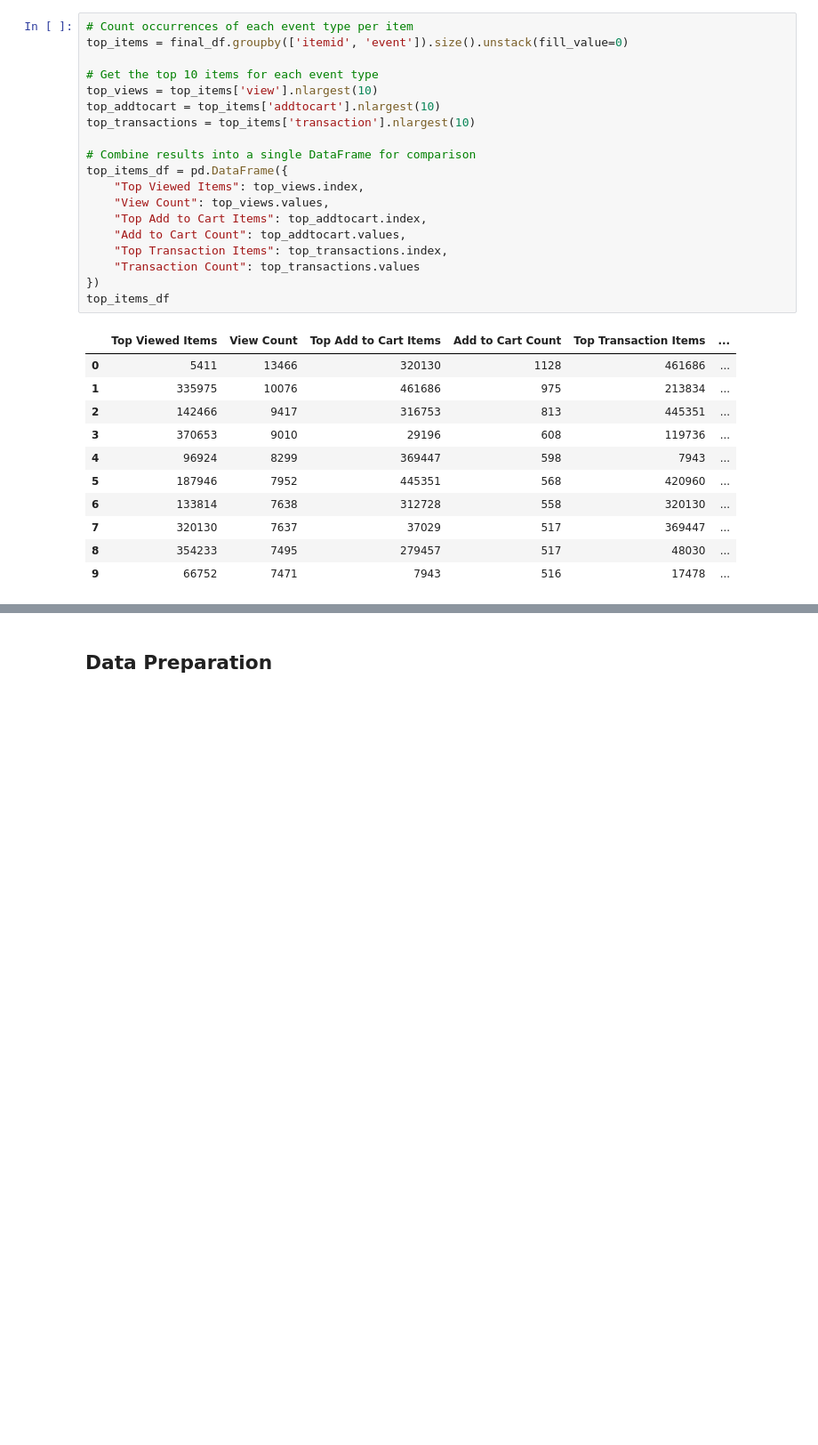
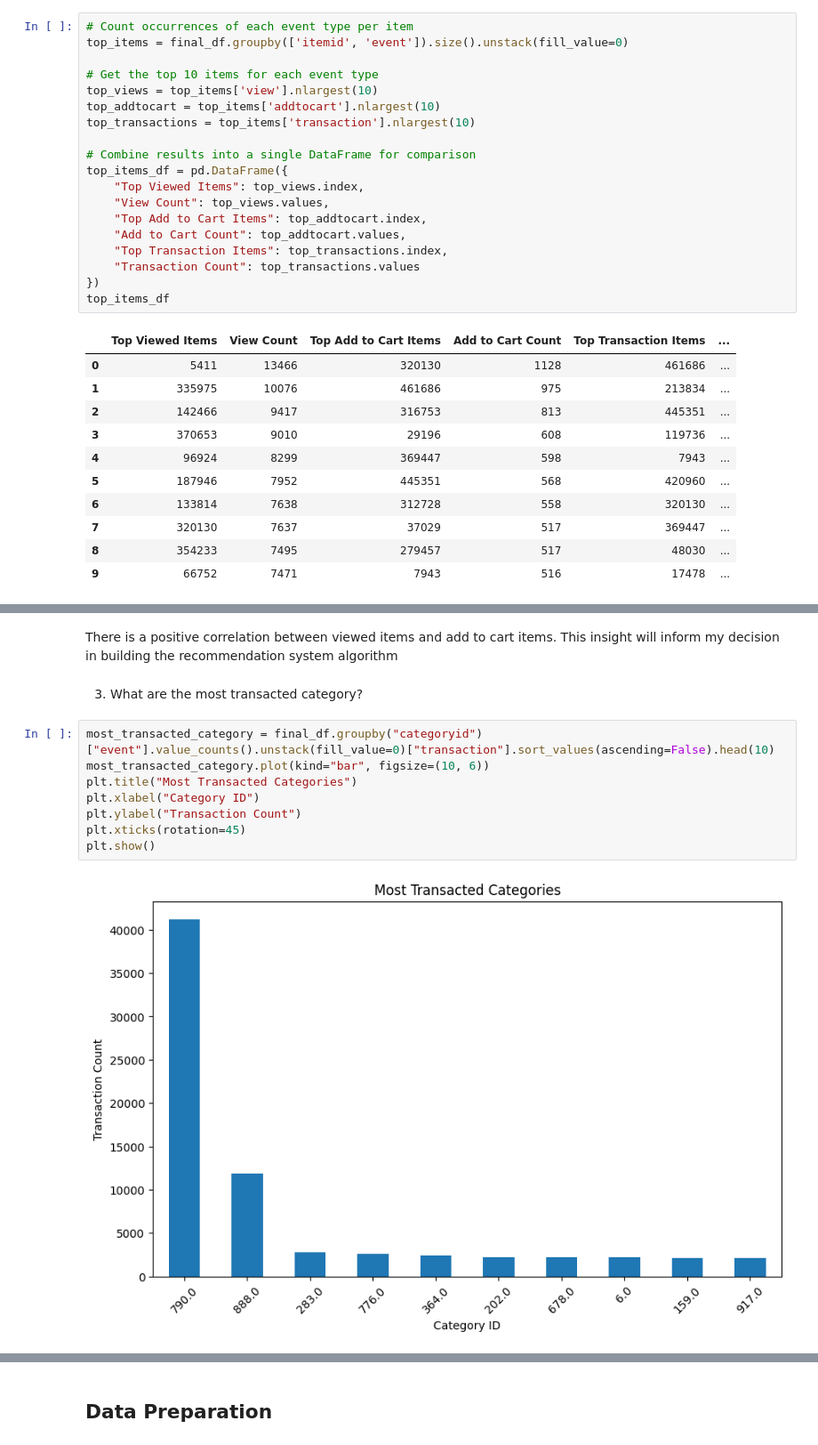
Before and after one commit to adubrightkwartengsnr/Recommendation-System-For-E-commerce, a Jupyter notebook: notebooks/recommendation_system.ipynb, the cells around one changed output, grey strips where cells are left out. Shown at 89% size. Drawn from its saved outputs; the diff is of its cells as text; blank space fills up the shorter version.

```diff
--- a/notebooks/recommendation_system.ipynb
+++ b/notebooks/recommendation_system.ipynb
@@ -780,0 +811,14 @@ top_items_df
+# %% [markdown]
+There is a positive correlation between viewed items and add to cart items. This insight will inform my decision in building the recommendation system algorithm
+# %% [markdown]
+3. What are the most transacted category?
+# %%
+most_transacted_category = final_df.groupby("categoryid")["event"].value_counts().unstack(fill_value=0)["transaction"].sort_values(ascending=False).head(10)
+most_transacted_category.plot(kind="bar", figsize=(10, 6))
+plt.title("Most Transacted Categories")
+plt.xlabel("Category ID")
+plt.ylabel("Transaction Count")
+plt.xticks(rotation=45)
+plt.show()
+# %% [output]
+[figure, added]
```
Also changed, not shown: parts of 23 cells of this notebook.
